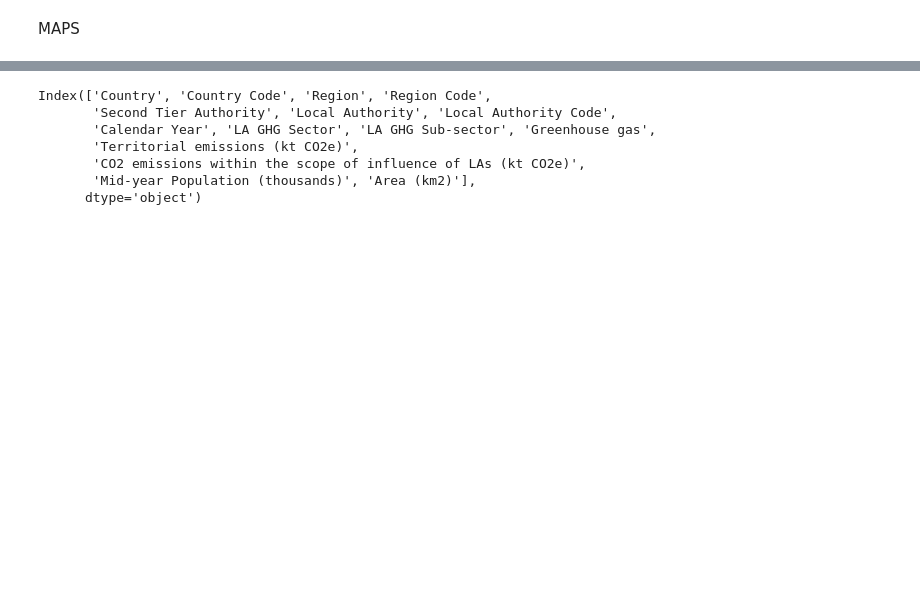
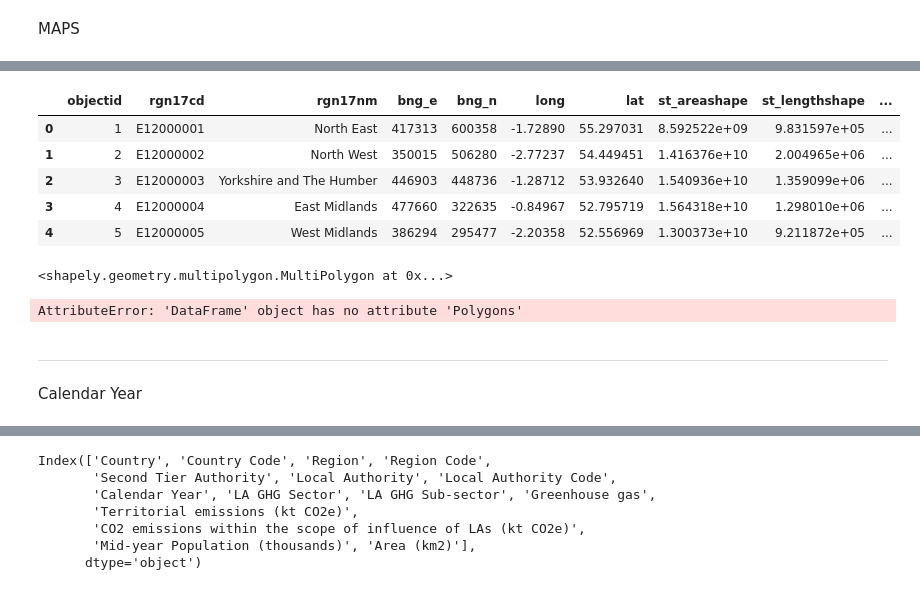
Before and after one commit to h-nadeem/hn-dataproject, a Jupyter notebook: Draft1 copy.ipynb, the cells around one changed output, grey strips where cells are left out. Cells and saved outputs as stored; diff of their text form; code cells hidden in the pictures; blank space fills up the shorter version.

```diff
--- a/Draft1 copy.ipynb
+++ b/Draft1 copy.ipynb
@@ -274,0 +182,14 @@ territorial emissions.
+# %%
+sf = gpd.read_file('Regions_(December_2017)_Boundaries.geojson')
+sf.head()
+# %% [output]
+|  | objectid | rgn17cd | rgn17nm | bng_e | bng_n | long | lat | st_areashape | st_lengthshape | ... |
+| 0 | 1 | E12000001 | North East | 417313 | 600358 | -1.72890 | 55.297031 | 8.592522e+09 | 9.831597e+05 | ... |
+| 1 | 2 | E12000002 | North West | 350015 | 506280 | -2.77237 | 54.449451 | 1.416376e+10 | 2.004965e+06 | ... |
+| 2 | 3 | E12000003 | Yorkshire and The Humber | 446903 | 448736 | -1.28712 | 53.932640 | 1.540936e+10 | 1.359099e+06 | ... |
+| 3 | 4 | E12000004 | East Midlands | 477660 | 322635 | -0.84967 | 52.795719 | 1.564318e+10 | 1.298010e+06 | ... |
+| 4 | 5 | E12000005 | West Midlands | 386294 | 295477 | -2.20358 | 52.556969 | 1.300373e+10 | 9.211872e+05 | ... |
+# %%
+sf.loc[0].geometry
+# %% [output]
+<shapely.geometry.multipolygon.MultiPolygon at 0x...>
@@ -274,0 +198,8 @@ territorial emissions.
+# %%
+deps = gd.Polygons(sf, vdims=['rgn17nm','value'])
+# %% [output]
+AttributeError: 'DataFrame' object has no attribute 'Polygons'
+# %% [markdown]
+----
+# %% [markdown]
+Calendar Year
```
Also changed, not shown: parts of 58 cells of this notebook, 1 other file.
